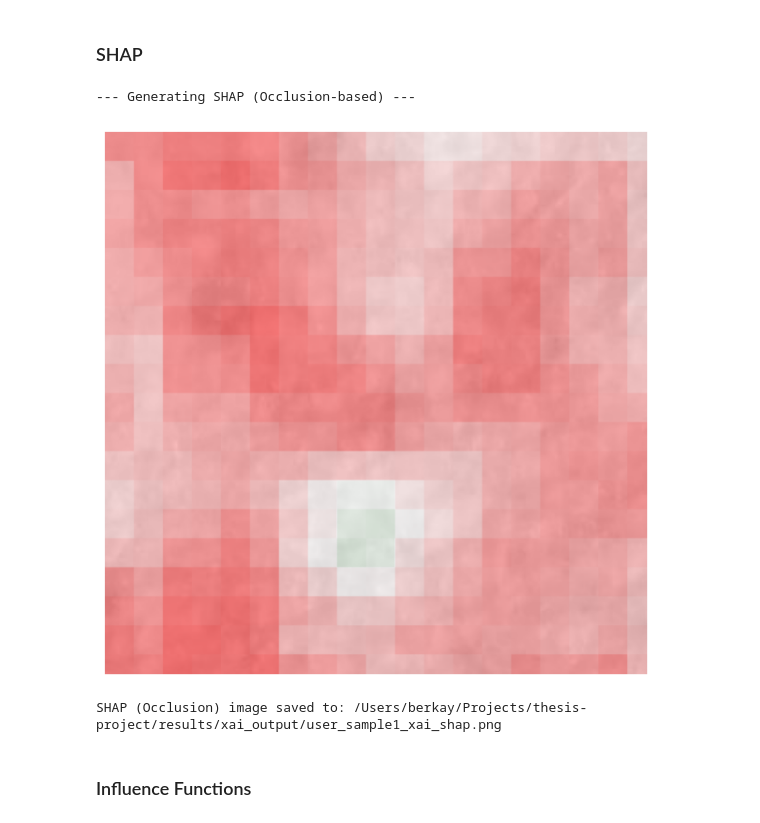
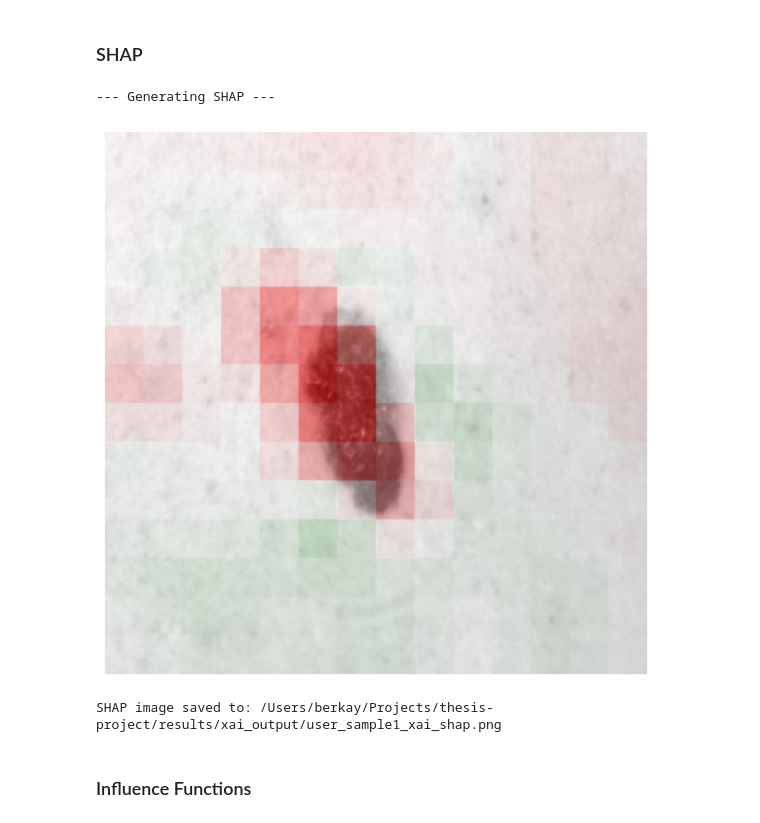
Before and after one commit to msc-ai-lab/thesis-project, a Jupyter notebook: notebooks/04_xai_pipeline.ipynb, the cells around one changed output. Cells and saved outputs as stored; diff of their text form; code cells hidden in the pictures.

```diff
--- a/notebooks/04_xai_pipeline.ipynb
+++ b/notebooks/04_xai_pipeline.ipynb
@@ -91,21 +76,18 @@ This likely means the model architecture defined here does not match the one tha
 # %%
 # --- 4. Data Loading and Preprocessing ---
 
-# Define the transformations. These should be consistent with the *testing* transformations
-# from notebook 03 to ensure correct model input.
+print("\nLoading and preprocessing sample image...")
+
+# The model expects 224x224 images
 preprocess_transform = transforms.Compose([
-    transforms.Resize((299, 299)), # Xception models expect 299x299 images
+    transforms.Resize((224, 224)),
     transforms.ToTensor(),
     transforms.Normalize(mean=[0.485, 0.456, 0.406], std=[0.229, 0.224, 0.225]),
 ])
-
-# Load a single sample image for XAI analysis
 try:
     input_image = Image.open(SAMPLE_IMAGE_PATH).convert('RGB')
-    transformed_img = preprocess_transform(input_image)
-    input_tensor = transformed_img.unsqueeze(0) # Add batch dimension for the model
-    print(f"Successfully loaded and preprocessed sample image: {SAMPLE_IMAGE_PATH}")
+    input_tensor = preprocess_transform(input_image).unsqueeze(0)
+    print(f"Successfully loaded sample image: {SAMPLE_IMAGE_PATH}")
 except FileNotFoundError:
     print(f"ERROR: Sample image not found at '{SAMPLE_IMAGE_PATH}'")
-    print("Please add your input image to the 'user_inputs' folder and update the SAMPLE_IMAGE_PATH variable.")
 # %% [output]
@@ -169,40 +149,23 @@ Grad-CAM image saved to: /Users/berkay/Projects/thesis-project/results/xai_outpu
 # %% [markdown]
 ### SHAP
 # %%
-# --- 5b. SHAP (Occlusion-based for Blocky Effect) ---
-print("\n--- Generating SHAP (Occlusion-based) ---")
-# Occlusion is a perturbation-based method that slides a "patch" over the image,
-# hiding parts of it and seeing how the prediction changes. This creates the blocky effect.
-occlusion = Occlusion(model)
+# --- 5b. SHAP ---
+print("\n--- Generating SHAP ---")
 
-attribution_shap = occlusion.attribute(input_tensor,
-                                       strides=(3, 16, 16),
-                                       target=predicted_class_index,
-                                       sliding_window_shapes=(3, 64, 64), # Larger window for more pronounced blocks
-                                       baselines=0)
+occlusion = Occlusion(model_forward_wrapper) # Use the wrapper here too for consistency
+attribution_shap = occlusion.attribute(input_tensor, strides=(3, 16, 16), target=predicted_class_index, sliding_window_shapes=(3, 32, 32), baselines=0)
 
-# Create the figure and axes to draw on
 fig_shap, ax_shap = plt.subplots(figsize=(8, 8))
-ax_shap.axis('off') # Turn off the axis labels and ticks
-
-# Pass the figure and axis as a single tuple to the 'plt_fig_axis' argument
-viz.visualize_image_attr(np.transpose(attribution_shap.squeeze().cpu().detach().numpy(), (1,2,0)),
-                         np.array(input_image),
-                         method="blended_heat_map",
-                         sign="all",
-                         show_colorbar=False,
-                         plt_fig_axis=(fig_shap, ax_shap) # Pass as a tuple here
-                         )
-
-# Save the SHAP figure
+ax_shap.axis('off')
+viz.visualize_image_attr(np.transpose(attribution_shap.squeeze().cpu().detach().numpy(), (1,2,0)), np.array(input_image.resize((224,224))), method="blended_heat_map", sign="all", show_colorbar=False, plt_fig_axis=(fig_shap, ax_shap))
 shap_output_path = os.path.join(OUTPUT_DIR, 'user_sample1_xai_shap.png')
 fig_shap.savefig(shap_output_path, bbox_inches='tight', pad_inches=0)
 plt.show()
-print(f"SHAP (Occlusion) image saved to: {shap_output_path}")
+print(f"SHAP image saved to: {shap_output_path}")
 # %% [output]
---- Generating SHAP (Occlusion-based) ---
+--- Generating SHAP ---
-[figure, old version]
+[figure, new version]
-SHAP (Occlusion) image saved to: /Users/berkay/Projects/thesis-project/results/xai_output/user_sample1_xai_shap.png
+SHAP image saved to: /Users/berkay/Projects/thesis-project/results/xai_output/user_sample1_xai_shap.png
 # %% [markdown]
 ### Influence Functions
 # %%
```
Also changed, not shown: parts of 10 cells of this notebook, 14 other files.
